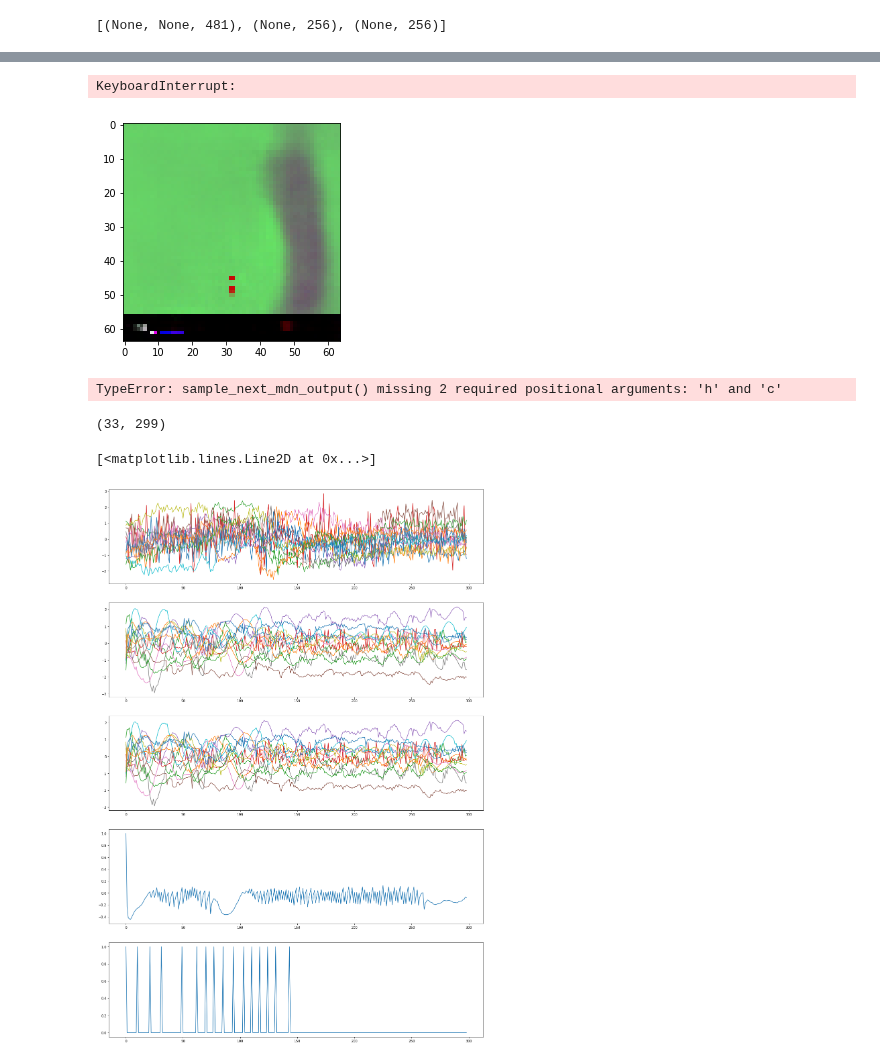
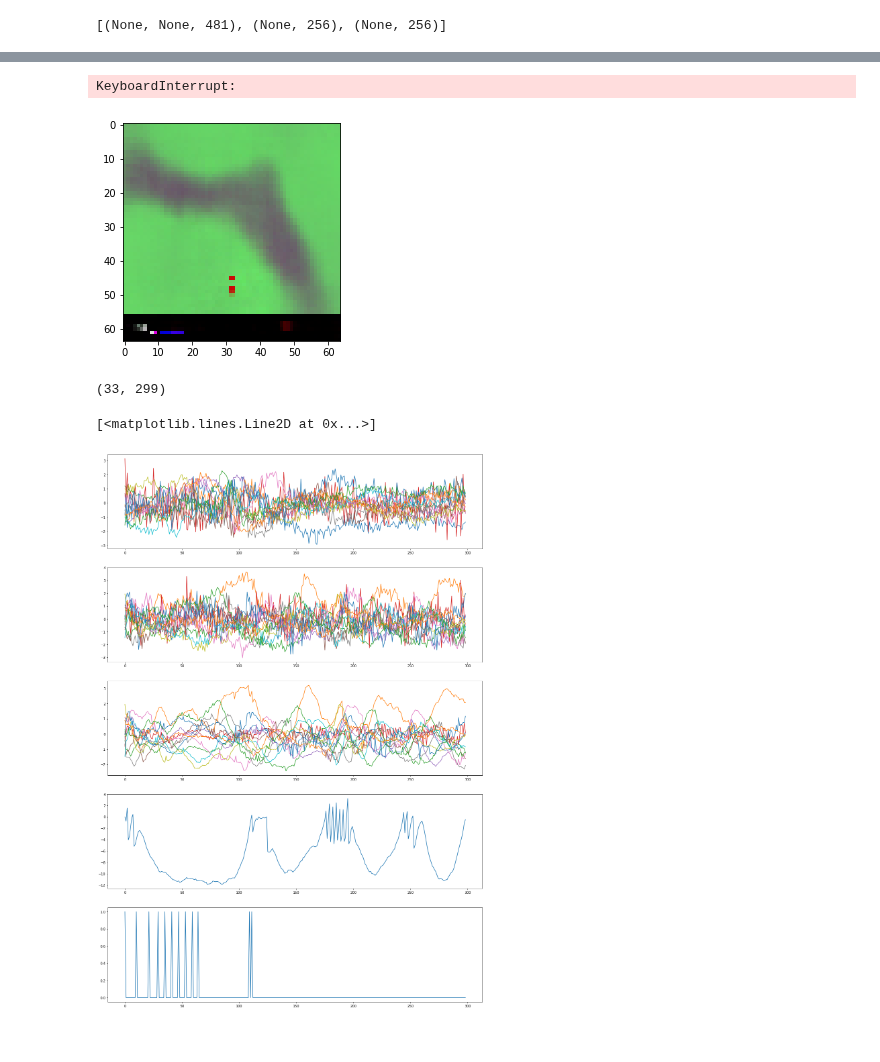
Before and after one commit to AppliedDataSciencePartners/WorldModels, a Jupyter notebook: check_rnn.ipynb, the cells around one changed output, grey strips where cells are left out. Saved outputs shown, nothing was run; the diff lists cells and outputs as text; code cells hidden in the pictures.

```diff
--- a/check_rnn.ipynb
+++ b/check_rnn.ipynb
@@ -35,5 +72,5 @@ log_var.shape
 # %%
-plt.plot(np.exp(log_var[0]/2))
-hot_zs = np.where(np.exp(log_var[0]/2) < 0.9)[0]
+plt.plot(np.exp(initial_log_var[0]/2))
+hot_zs = np.where(np.exp(initial_log_var[0]/2) < 0.9)[0]
 hot_zs
 # %% [output]
@@ -72,7 +109,7 @@ def get_pi_idx(x, pdf):
     return random_value
 # %%
 def sample_z(mu, log_sigma):
-    z =  mu + (np.exp(log_sigma)) * np_random.randn(*log_sigma.shape) * 0
+    z =  mu + (np.exp(log_sigma)) * np_random.randn(*log_sigma.shape)
     return z
 # %%
 np_random, seed = seeding.np_random()
@@ -132,0 +174,9 @@ idx = 1
+# %%
+new_h = np.zeros(256)
+new_c = np.zeros(256)
+idx = 50
+next_z, chosen_mu, chosen_log_sigma, chosen_log_pi, rew_pred, next_reward, new_h, new_c = sample_next_mdn_output(obs[idx,:], new_h, new_c)
+plt.plot(np.exp(chosen_log_sigma[hot_zs]))
+# plt.plot(chosen_mu[hot_zs])
+
+# plt.plot(actual[idx,hot_zs])
@@ -201,6 +258,6 @@ for i in range(200):
     # plt.show()
 # %% [output]
 KeyboardInterrupt:
-[figure, old version]
+[figure, new version]
 # %%
 hot_zs
@@ -244,14 +264,3 @@ interact(play_with_z
-# %%
-
-next_z, chosen_mu, chosen_log_sigma, chosen_pi, next_reward = sample_next_mdn_output(next_z)
-
-next_z_decoded = vae.decoder.predict(np.array([next_z]))[0]
-
-next_z = np.concatenate([next_z, [0,1,0]])
-
-plt.imshow( next_z_decoded)
-# %% [output]
-TypeError: sample_next_mdn_output() missing 2 required positional arguments: 'h' and 'c'
 # %%
 b = np.swapaxes(actual,0,1)
 print(b.shape)
@@ -275,32 +284,32 @@ for i in range(1,299):
     next_rews[:,i] = rew_pred
 
     next_z_decoded = vae.decoder.predict(np.array([next_z]))[0]
 
 #     plt.gca().cla()
 #     plt.imshow( next_z_decoded)
 # #     plt.show()
 #     display.clear_output(wait=True)
 #     display.display(plt.gcf())
 
-    next_z = np.concatenate([next_z, [1,1,0], [next_reward]])
+    next_z = np.concatenate([next_z, [-1,1,0], [next_reward]])
 
 plt.figure(figsize=(20,30))
 for i in hot_zs:
     plt.subplot(511)
     plt.plot( b[i,:])
     plt.subplot(512)
     plt.plot( next_zs[i,:])
     plt.subplot(513)
     plt.plot( next_mus[i,:])
 
 plt.subplot(514)
 plt.plot(next_rews[0,:])
 
 plt.subplot(515)
 plt.plot(actual_rew[:])
 
 # print(next_zs)
 # %% [output]
 (33, 299)
 [<matplotlib.lines.Line2D at 0x...>]
-[figure, old version]
+[figure, new version]
```
Also changed, not shown: parts of 12 cells of this notebook, 45 other files.
